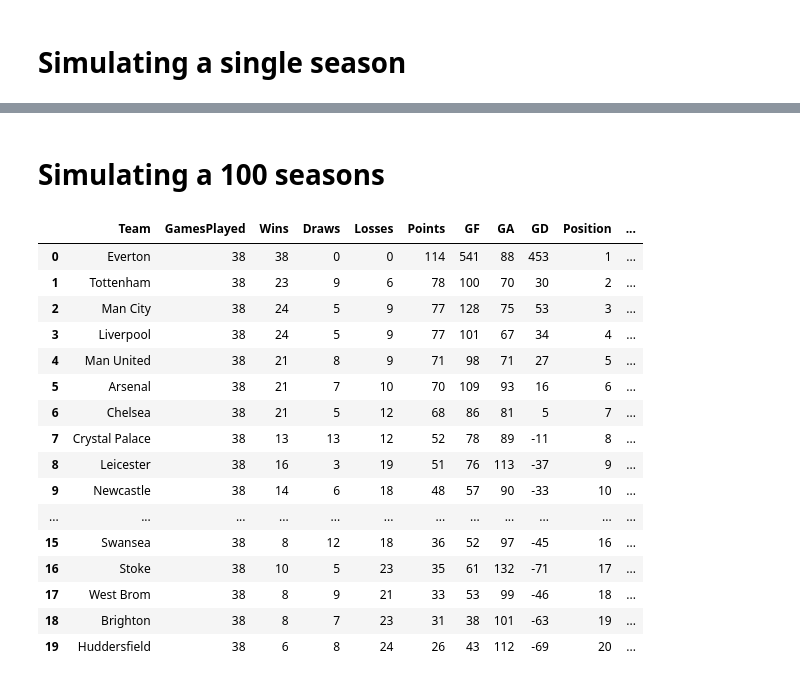
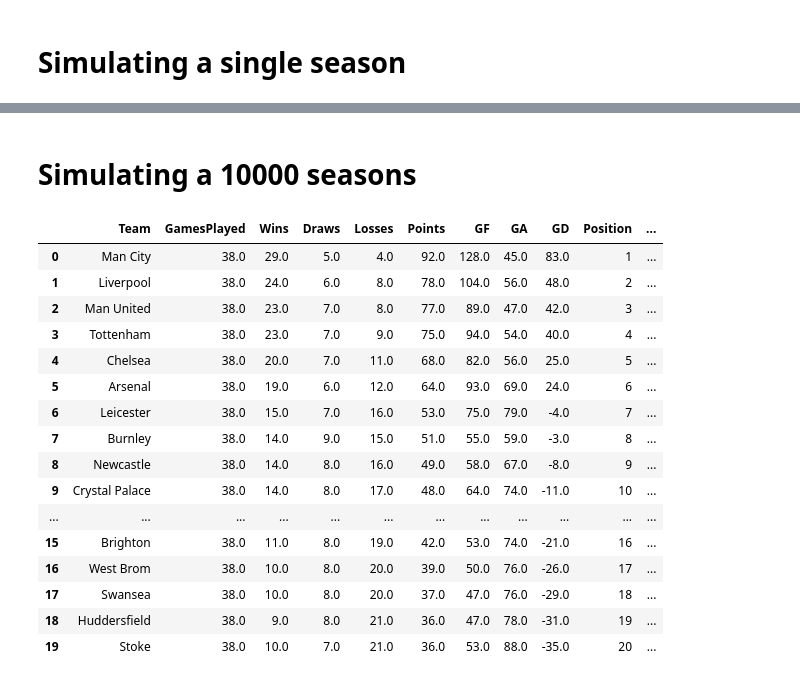
Before and after one commit to G4din/DM-Football, a Jupyter notebook: analysis/simulation.ipynb, the cells around one changed output, grey strips where cells are left out. Cells and saved outputs as stored; diff of their text form; code cells hidden in the pictures.

```diff
--- a/analysis/simulation.ipynb
+++ b/analysis/simulation.ipynb
@@ -349,5 +363,5 @@ plt.xlim(-1, 9)
 # %% [markdown]
-# Simulating a 100 seasons
+# Simulating a 10000 seasons
 # %%
 all_season_tables = []
 all_matches = []
@@ -415,52 +429,55 @@ for season in range(1,10001):
                     points[ht] +=1
                     points[at] +=1
             else:
                 continue
     w = pd.DataFrame(list(wins.items()), columns = ['Team','Wins'])
     d = pd.DataFrame(list(draws.items()), columns = ['Team','Draws'])
     l = pd.DataFrame(list(losses.items()), columns = ['Team','Losses'])
     p = pd.DataFrame(list(points.items()), columns = ['Team','Points'])
     gf = pd.DataFrame(list(GF.items()), columns = ['Team','GF'])
     ga = pd.DataFrame(list(GA.items()), columns = ['Team','GA'])
     final_points_table = reduce(lambda left,right: pd.merge(left,right,on='Team'), [w,d,l,p,gf,ga])
     final_points_table['GamesPlayed'] = 38
     final_points_table['GD'] = final_points_table['GF'] - final_points_table['GA']
     final_points_table = final_points_table[['Team',
                                              'GamesPlayed',
                                              'Wins',
                                              'Draws',
                                              'Losses',
                                              'Points',
                                              'GF',
                                              'GA',
                                              'GD']].sort_values(['Points','GD', 'GF', 'GA'],
                                                                 ascending = [False,False, False, False]).reset_index(drop = True)
     final_points_table['Position'] = range(1,21)
     final_points_table['Season'] = season
 
     all_season_tables.append(final_points_table)
 
-all_season_tables = pd.concat(all_season_tables)
-
-all_season_tables.head(20)
+# since we know have 1000 seasons, we can now calculate the average points for each team
+all_seasons_concat = pd.concat(all_season_tables)
+all_seasons_concat = all_seasons_concat.groupby(['Team']).mean().round(0).reset_index()
+all_seasons_concat = all_seasons_concat.sort_values(['Points','Position'], ascending = [False, True]).reset_index(drop = True)
+all_seasons_concat['Position'] = range(1,21)
+all_seasons_concat
 # %% [output]
 |  | Team | GamesPlayed | Wins | Draws | Losses | Points | GF | GA | GD | Position | ... |
-| 0 | Everton | 38 | 38 | 0 | 0 | 114 | 541 | 88 | 453 | 1 | ... |
-| 1 | Tottenham | 38 | 23 | 9 | 6 | 78 | 100 | 70 | 30 | 2 | ... |
-| 2 | Man City | 38 | 24 | 5 | 9 | 77 | 128 | 75 | 53 | 3 | ... |
-| 3 | Liverpool | 38 | 24 | 5 | 9 | 77 | 101 | 67 | 34 | 4 | ... |
-| 4 | Man United | 38 | 21 | 8 | 9 | 71 | 98 | 71 | 27 | 5 | ... |
-| 5 | Arsenal | 38 | 21 | 7 | 10 | 70 | 109 | 93 | 16 | 6 | ... |
-| 6 | Chelsea | 38 | 21 | 5 | 12 | 68 | 86 | 81 | 5 | 7 | ... |
-| 7 | Crystal Palace | 38 | 13 | 13 | 12 | 52 | 78 | 89 | -11 | 8 | ... |
-| 8 | Leicester | 38 | 16 | 3 | 19 | 51 | 76 | 113 | -37 | 9 | ... |
-| 9 | Newcastle | 38 | 14 | 6 | 18 | 48 | 57 | 90 | -33 | 10 | ... |
+| 0 | Man City | 38.0 | 29.0 | 5.0 | 4.0 | 92.0 | 128.0 | 45.0 | 83.0 | 1 | ... |
+| 1 | Liverpool | 38.0 | 24.0 | 6.0 | 8.0 | 78.0 | 104.0 | 56.0 | 48.0 | 2 | ... |
+| 2 | Man United | 38.0 | 23.0 | 7.0 | 8.0 | 77.0 | 89.0 | 47.0 | 42.0 | 3 | ... |
+| 3 | Tottenham | 38.0 | 23.0 | 7.0 | 9.0 | 75.0 | 94.0 | 54.0 | 40.0 | 4 | ... |
+| 4 | Chelsea | 38.0 | 20.0 | 7.0 | 11.0 | 68.0 | 82.0 | 56.0 | 25.0 | 5 | ... |
+| 5 | Arsenal | 38.0 | 19.0 | 6.0 | 12.0 | 64.0 | 93.0 | 69.0 | 24.0 | 6 | ... |
+| 6 | Leicester | 38.0 | 15.0 | 7.0 | 16.0 | 53.0 | 75.0 | 79.0 | -4.0 | 7 | ... |
+| 7 | Burnley | 38.0 | 14.0 | 9.0 | 15.0 | 51.0 | 55.0 | 59.0 | -3.0 | 8 | ... |
+| 8 | Newcastle | 38.0 | 14.0 | 8.0 | 16.0 | 49.0 | 58.0 | 67.0 | -8.0 | 9 | ... |
+| 9 | Crystal Palace | 38.0 | 14.0 | 8.0 | 17.0 | 48.0 | 64.0 | 74.0 | -11.0 | 10 | ... |
 | ... | ... | ... | ... | ... | ... | ... | ... | ... | ... | ... | ... |
-| 15 | Swansea | 38 | 8 | 12 | 18 | 36 | 52 | 97 | -45 | 16 | ... |
-| 16 | Stoke | 38 | 10 | 5 | 23 | 35 | 61 | 132 | -71 | 17 | ... |
-| 17 | West Brom | 38 | 8 | 9 | 21 | 33 | 53 | 99 | -46 | 18 | ... |
-| 18 | Brighton | 38 | 8 | 7 | 23 | 31 | 38 | 101 | -63 | 19 | ... |
-| 19 | Huddersfield | 38 | 6 | 8 | 24 | 26 | 43 | 112 | -69 | 20 | ... |
+| 15 | Brighton | 38.0 | 11.0 | 8.0 | 19.0 | 42.0 | 53.0 | 74.0 | -21.0 | 16 | ... |
+| 16 | West Brom | 38.0 | 10.0 | 8.0 | 20.0 | 39.0 | 50.0 | 76.0 | -26.0 | 17 | ... |
+| 17 | Swansea | 38.0 | 10.0 | 8.0 | 20.0 | 37.0 | 47.0 | 76.0 | -29.0 | 18 | ... |
+| 18 | Huddersfield | 38.0 | 9.0 | 8.0 | 21.0 | 36.0 | 47.0 | 78.0 | -31.0 | 19 | ... |
+| 19 | Stoke | 38.0 | 10.0 | 7.0 | 21.0 | 36.0 | 53.0 | 88.0 | -35.0 | 20 | ... |
 # %%
 all_matches_table = pd.DataFrame(all_matches)
 all_matches_table = all_matches_table[['Season','Home_Team','Away_Team','Home_Goals','Away_Goals']]
```
Also changed, not shown: parts of 12 cells of this notebook, 3 other files.
